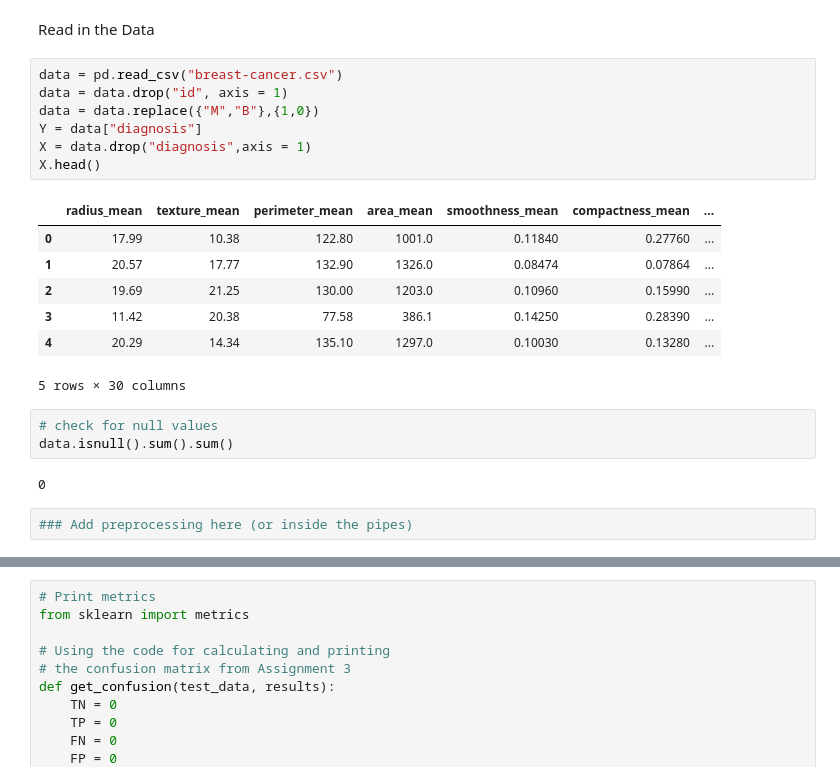
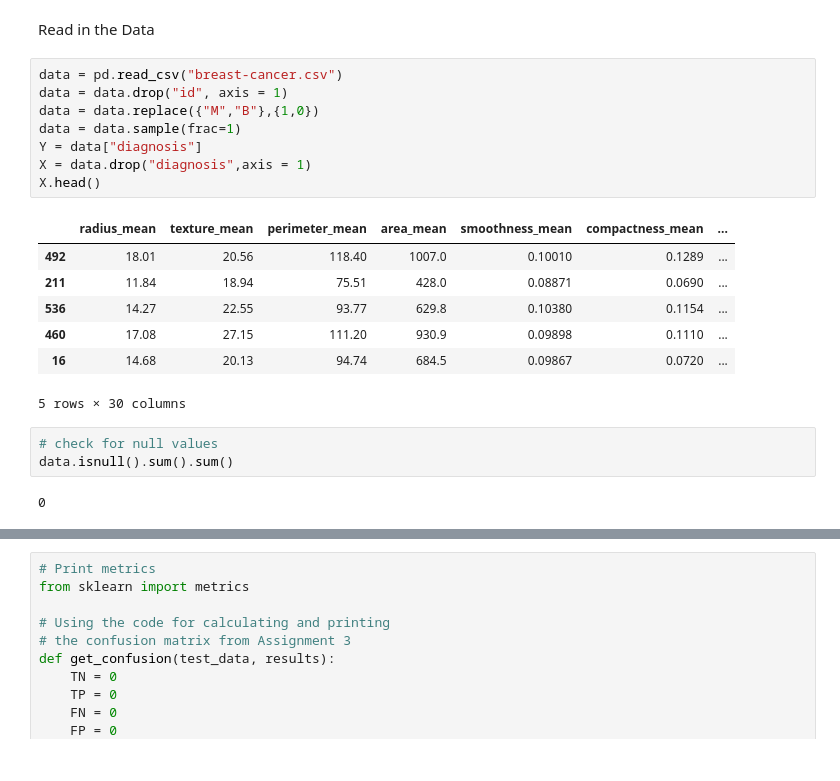
Before and after one commit to thomas-tran22/MachineLearningProject, a Jupyter notebook: ML_Project.ipynb, the cells around one changed output, grey strips where cells are left out. Drawn from its saved outputs; the diff is of its cells as text.

```diff
--- a/ML_Project.ipynb
+++ b/ML_Project.ipynb
@@ -19,22 +11,21 @@ Read in the Data
 # %%
 data = pd.read_csv("breast-cancer.csv")
 data = data.drop("id", axis = 1)
 data = data.replace({"M","B"},{1,0})
+data = data.sample(frac=1)
 Y = data["diagnosis"]
 X = data.drop("diagnosis",axis = 1)
 X.head()
 # %% [output]
 |  | radius_mean | texture_mean | perimeter_mean | area_mean | smoothness_mean | compactness_mean | ... |
-| 0 | 17.99 | 10.38 | 122.80 | 1001.0 | 0.11840 | 0.27760 | ... |
-| 1 | 20.57 | 17.77 | 132.90 | 1326.0 | 0.08474 | 0.07864 | ... |
-| 2 | 19.69 | 21.25 | 130.00 | 1203.0 | 0.10960 | 0.15990 | ... |
-| 3 | 11.42 | 20.38 | 77.58 | 386.1 | 0.14250 | 0.28390 | ... |
-| 4 | 20.29 | 14.34 | 135.10 | 1297.0 | 0.10030 | 0.13280 | ... |
+| 492 | 18.01 | 20.56 | 118.40 | 1007.0 | 0.10010 | 0.1289 | ... |
+| 211 | 11.84 | 18.94 | 75.51 | 428.0 | 0.08871 | 0.0690 | ... |
+| 536 | 14.27 | 22.55 | 93.77 | 629.8 | 0.10380 | 0.1154 | ... |
+| 460 | 17.08 | 27.15 | 111.20 | 930.9 | 0.09898 | 0.1110 | ... |
+| 16 | 14.68 | 20.13 | 94.74 | 684.5 | 0.09867 | 0.0720 | ... |
 5 rows × 30 columns
 # %%
 # check for null values
 data.isnull().sum().sum()
 # %% [output]
 0
-# %%
-### Add preprocessing here (or inside the pipes)
```
Also changed, not shown: parts of 10 cells of this notebook, 1 other file.
